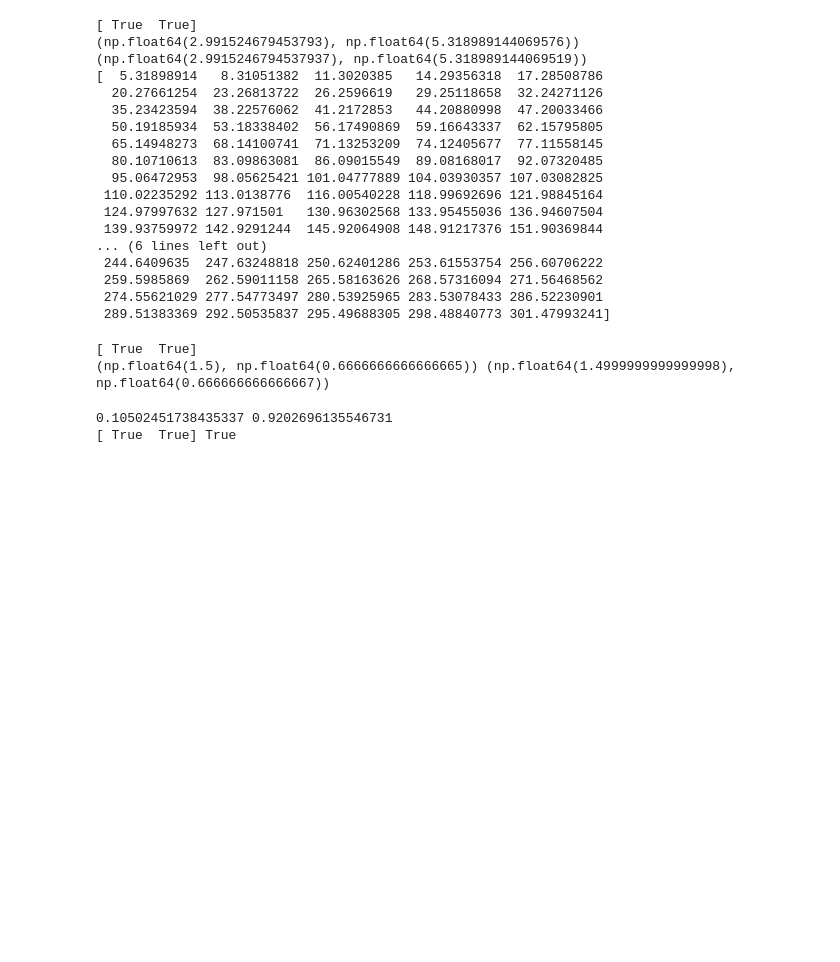
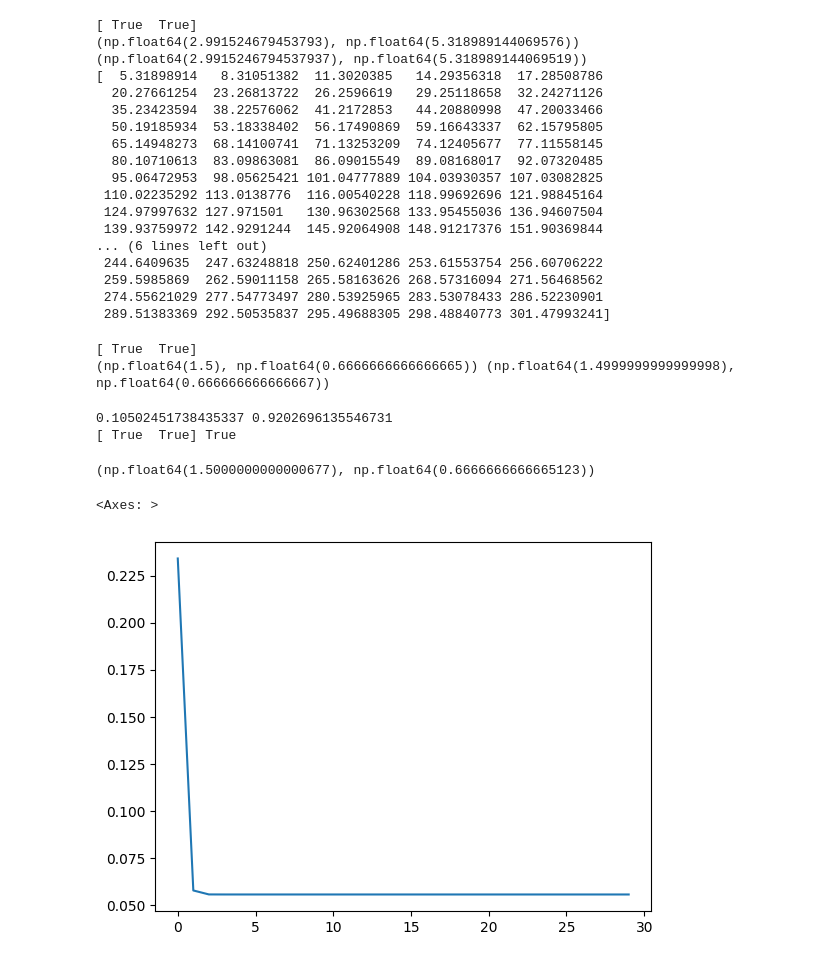
Before and after one commit to nothd7561/linear-regression-from-scratch, a Jupyter notebook: lin_reg_scratch.ipynb, the cells around one changed output. Drawn from its saved outputs; the diff is of its cells as text; code cells hidden in the pictures; blank space fills up the shorter version.

Commit message:
completed gradient descent and generalization of gradient descent 1

```diff
--- a/lin_reg_scratch.ipynb
+++ b/lin_reg_scratch.ipynb
@@ -217,3 +217,38 @@ print(np.isclose(sklearn_pair, my_pairs), np.allclose(predictions_base, predict_
 # %% [output]
 0.10502451738435337 0.9202696135546731
 [ True  True] True
+# %%
+
+slope3 = 0
+inter3 = 0
+learning_rate = 0.1
+iterations = 1000
+
+mse_history = []
+iteration_history = []
+
+for i in range(iterations):
+  predicted2 = predict(x_array, slope3, inter3)
+  misses = y_array - predicted2
+
+  slope_gradient = -2 * np.mean(x_array * misses)
+  intercept_gradient = -2 * np.mean(misses)
+
+
+  slope3 -= learning_rate * slope_gradient
+  inter3 -= learning_rate * intercept_gradient
+
+  grad_predict = predict(x_array, slope3, inter3)
+  mse3 = find_mse(y_array, grad_predict)
+  mse_history.append(mse3)
+
+  grad_results = slope3, inter3
+
+  iteration_history.append(grad_results)
+  #at 2 iterations, we got -1.666, -.7333 and -5.182 and -2.28
+print(iteration_history[-1])
+sns.lineplot(x=range(len(mse_history[:30])), y=mse_history[:30])
+# %% [output]
+(np.float64(1.5000000000000677), np.float64(0.6666666666665123))
+<Axes: >
+[figure, added]
```
Also changed, not shown: parts of 2 cells of this notebook.
